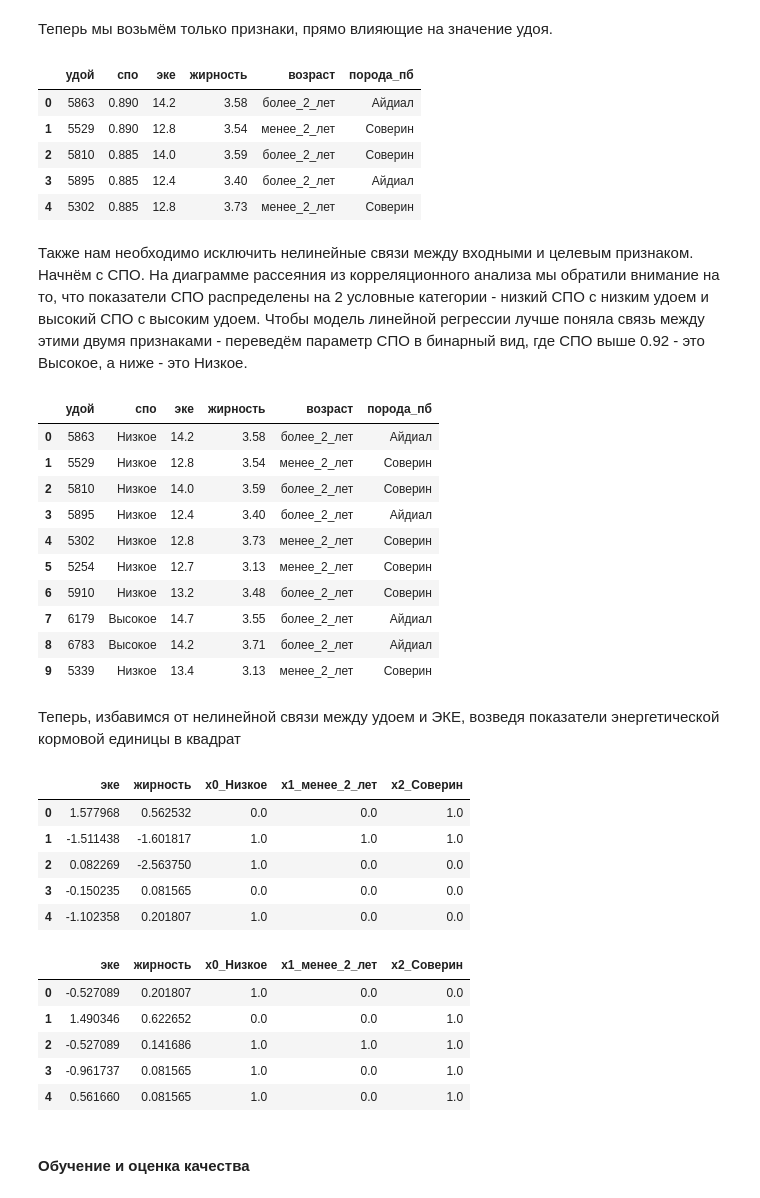
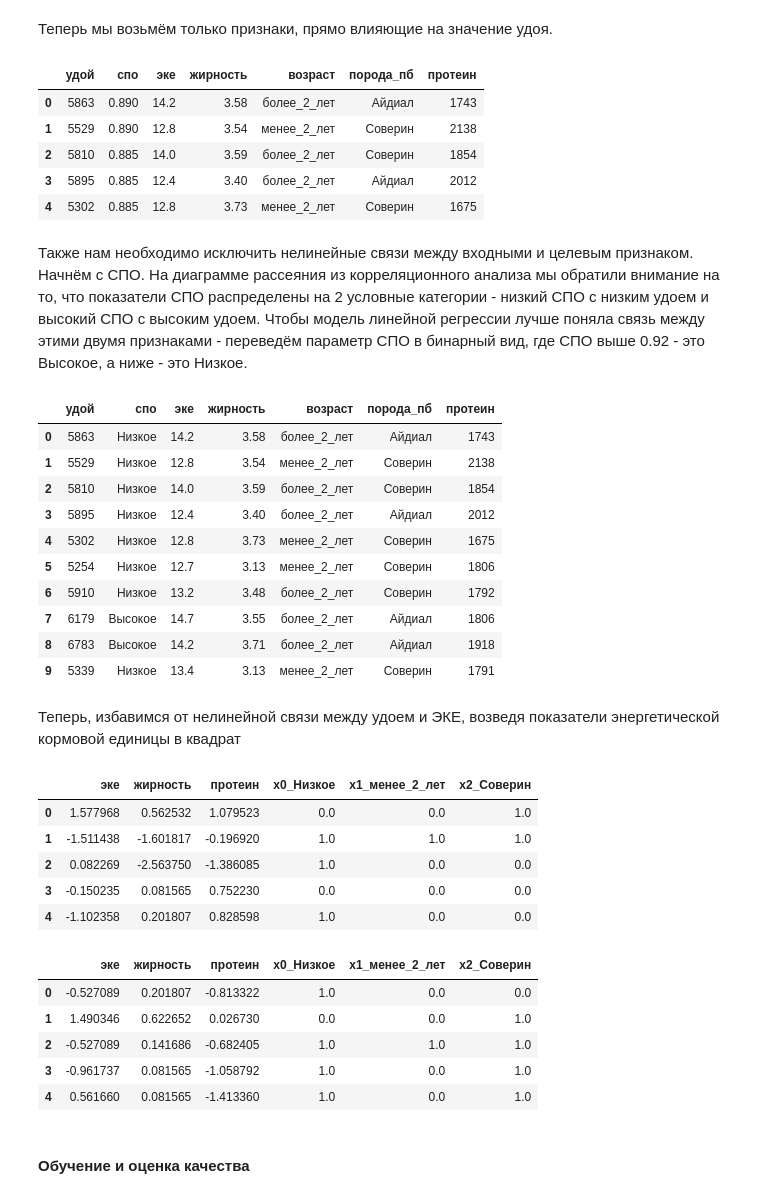
Before and after one commit to Maksim1004/data_science_studying, a Jupyter notebook: cows_and_machine_learning.ipynb, the cells around one changed output. Cells and saved outputs as stored; diff of their text form; code cells hidden in the pictures.

```diff
--- a/cows_and_machine_learning.ipynb
+++ b/cows_and_machine_learning.ipynb
@@ -647,15 +648,15 @@ lr_metrics(y_test, y_pred, 38) # Вывод метрик
 # %% [markdown]
 Теперь мы возьмём только признаки, прямо влияющие на значение удоя.
 # %%
-data_lr_second = ds_main[['удой', 'спо', 'эке', 'жирность', 'возраст', 'порода_пб']]
+data_lr_second = ds_main[['удой', 'спо', 'эке', 'жирность', 'возраст', 'порода_пб', 'протеин']]
 data_lr_second.head()
 # %% [output]
-|  | удой | спо | эке | жирность | возраст | порода_пб |
-| 0 | 5863 | 0.890 | 14.2 | 3.58 | более_2_лет | Айдиал |
-| 1 | 5529 | 0.890 | 12.8 | 3.54 | менее_2_лет | Соверин |
-| 2 | 5810 | 0.885 | 14.0 | 3.59 | более_2_лет | Соверин |
-| 3 | 5895 | 0.885 | 12.4 | 3.40 | более_2_лет | Айдиал |
-| 4 | 5302 | 0.885 | 12.8 | 3.73 | менее_2_лет | Соверин |
+|  | удой | спо | эке | жирность | возраст | порода_пб | протеин |
+| 0 | 5863 | 0.890 | 14.2 | 3.58 | более_2_лет | Айдиал | 1743 |
+| 1 | 5529 | 0.890 | 12.8 | 3.54 | менее_2_лет | Соверин | 2138 |
+| 2 | 5810 | 0.885 | 14.0 | 3.59 | более_2_лет | Соверин | 1854 |
+| 3 | 5895 | 0.885 | 12.4 | 3.40 | более_2_лет | Айдиал | 2012 |
+| 4 | 5302 | 0.885 | 12.8 | 3.73 | менее_2_лет | Соверин | 1675 |
 # %% [markdown]
 Также нам необходимо исключить нелинейные связи между входными и целевым признаком. Начнём с СПО. На диаграмме рассеяния из корреляционного анализа мы обратили внимание на то, что показатели СПО распределены на 2 условные категории - низкий СПО с низким удоем и высокий СПО с высоким удоем. Чтобы модель линейной регрессии лучше поняла связь между этими двумя признаками - переведём параметр СПО в бинарный вид, где СПО выше 0.92 - это Высокое, а ниже - это Низкое.
 # %%
@@ -663,17 +664,17 @@ data_lr_second.loc[data_lr_second['спо']>0.92, 'спо'] = 'Высокое'
 data_lr_second.loc[data_lr_second['спо'] != 'Высокое', 'спо'] = 'Низкое'
 data_lr_second.head(10)
 # %% [output]
-|  | удой | спо | эке | жирность | возраст | порода_пб |
-| 0 | 5863 | Низкое | 14.2 | 3.58 | более_2_лет | Айдиал |
-| 1 | 5529 | Низкое | 12.8 | 3.54 | менее_2_лет | Соверин |
-| 2 | 5810 | Низкое | 14.0 | 3.59 | более_2_лет | Соверин |
-| 3 | 5895 | Низкое | 12.4 | 3.40 | более_2_лет | Айдиал |
-| 4 | 5302 | Низкое | 12.8 | 3.73 | менее_2_лет | Соверин |
-| 5 | 5254 | Низкое | 12.7 | 3.13 | менее_2_лет | Соверин |
-| 6 | 5910 | Низкое | 13.2 | 3.48 | более_2_лет | Соверин |
-| 7 | 6179 | Высокое | 14.7 | 3.55 | более_2_лет | Айдиал |
-| 8 | 6783 | Высокое | 14.2 | 3.71 | более_2_лет | Айдиал |
-| 9 | 5339 | Низкое | 13.4 | 3.13 | менее_2_лет | Соверин |
+|  | удой | спо | эке | жирность | возраст | порода_пб | протеин |
+| 0 | 5863 | Низкое | 14.2 | 3.58 | более_2_лет | Айдиал | 1743 |
+| 1 | 5529 | Низкое | 12.8 | 3.54 | менее_2_лет | Соверин | 2138 |
+| 2 | 5810 | Низкое | 14.0 | 3.59 | более_2_лет | Соверин | 1854 |
+| 3 | 5895 | Низкое | 12.4 | 3.40 | более_2_лет | Айдиал | 2012 |
+| 4 | 5302 | Низкое | 12.8 | 3.73 | менее_2_лет | Соверин | 1675 |
+| 5 | 5254 | Низкое | 12.7 | 3.13 | менее_2_лет | Соверин | 1806 |
+| 6 | 5910 | Низкое | 13.2 | 3.48 | более_2_лет | Соверин | 1792 |
+| 7 | 6179 | Высокое | 14.7 | 3.55 | более_2_лет | Айдиал | 1806 |
+| 8 | 6783 | Высокое | 14.2 | 3.71 | более_2_лет | Айдиал | 1918 |
+| 9 | 5339 | Низкое | 13.4 | 3.13 | менее_2_лет | Соверин | 1791 |
 # %% [markdown]
 Теперь, избавимся от нелинейной связи между удоем и ЭКЕ, возведя показатели энергетической кормовой единицы в квадрат
 # %%
@@ -687,18 +688,18 @@ X_train, X_test, y_train, y_test = train_test_split(
 X_train, X_test = scale_and_encode(X_train, X_test) # Масштабирование и кодирование входных данных
 display(X_train.head(), X_test.head())
 # %% [output]
-|  | эке | жирность | x0_Низкое | x1_менее_2_лет | x2_Соверин |
-| 0 | 1.577968 | 0.562532 | 0.0 | 0.0 | 1.0 |
-| 1 | -1.511438 | -1.601817 | 1.0 | 1.0 | 1.0 |
-| 2 | 0.082269 | -2.563750 | 1.0 | 0.0 | 0.0 |
-| 3 | -0.150235 | 0.081565 | 0.0 | 0.0 | 0.0 |
-| 4 | -1.102358 | 0.201807 | 1.0 | 0.0 | 0.0 |
+|  | эке | жирность | протеин | x0_Низкое | x1_менее_2_лет | x2_Соверин |
+| 0 | 1.577968 | 0.562532 | 1.079523 | 0.0 | 0.0 | 1.0 |
+| 1 | -1.511438 | -1.601817 | -0.196920 | 1.0 | 1.0 | 1.0 |
+| 2 | 0.082269 | -2.563750 | -1.386085 | 1.0 | 0.0 | 0.0 |
+| 3 | -0.150235 | 0.081565 | 0.752230 | 0.0 | 0.0 | 0.0 |
+| 4 | -1.102358 | 0.201807 | 0.828598 | 1.0 | 0.0 | 0.0 |
-|  | эке | жирность | x0_Низкое | x1_менее_2_лет | x2_Соверин |
-| 0 | -0.527089 | 0.201807 | 1.0 | 0.0 | 0.0 |
-| 1 | 1.490346 | 0.622652 | 0.0 | 0.0 | 1.0 |
-| 2 | -0.527089 | 0.141686 | 1.0 | 1.0 | 1.0 |
-| 3 | -0.961737 | 0.081565 | 1.0 | 0.0 | 1.0 |
-| 4 | 0.561660 | 0.081565 | 1.0 | 0.0 | 1.0 |
+|  | эке | жирность | протеин | x0_Низкое | x1_менее_2_лет | x2_Соверин |
+| 0 | -0.527089 | 0.201807 | -0.813322 | 1.0 | 0.0 | 0.0 |
+| 1 | 1.490346 | 0.622652 | 0.026730 | 0.0 | 0.0 | 1.0 |
+| 2 | -0.527089 | 0.141686 | -0.682405 | 1.0 | 1.0 | 1.0 |
+| 3 | -0.961737 | 0.081565 | -1.058792 | 1.0 | 0.0 | 1.0 |
+| 4 | 0.561660 | 0.081565 | -1.413360 | 1.0 | 0.0 | 1.0 |
 # %% [markdown]
 #### Обучение и оценка качества
 # %%
```
Also changed, not shown: parts of 26 cells of this notebook.
